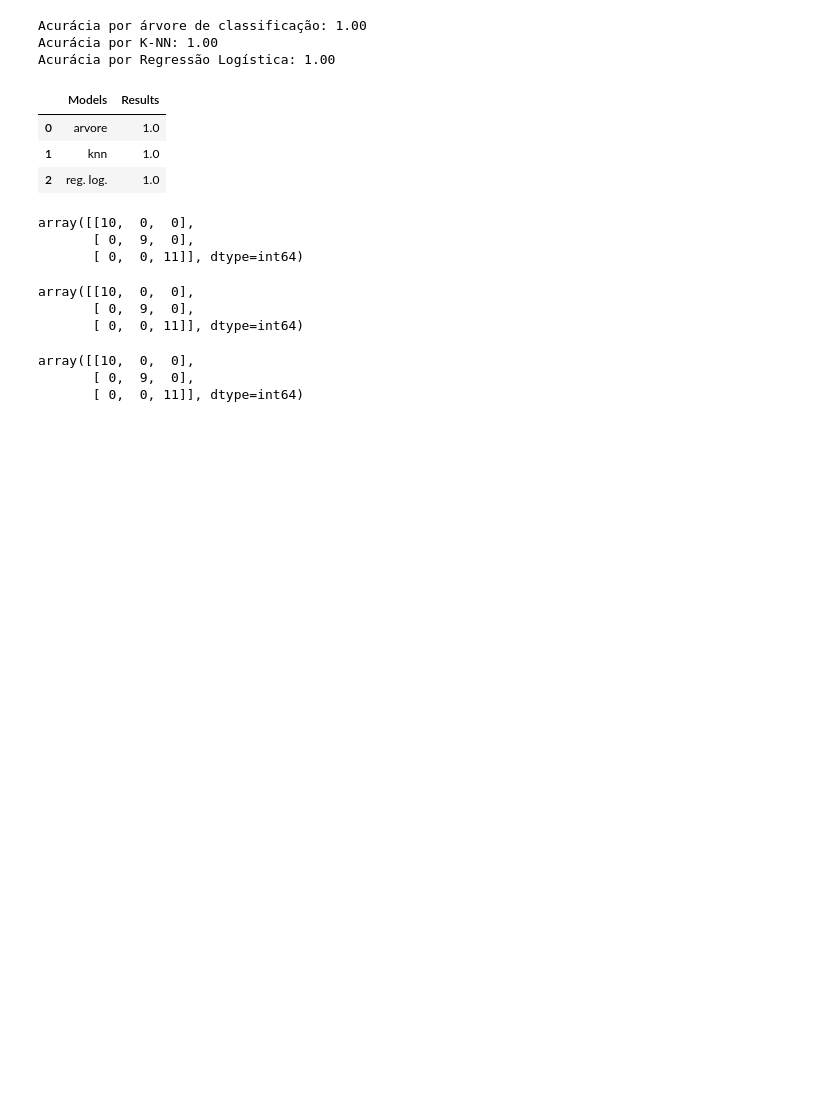
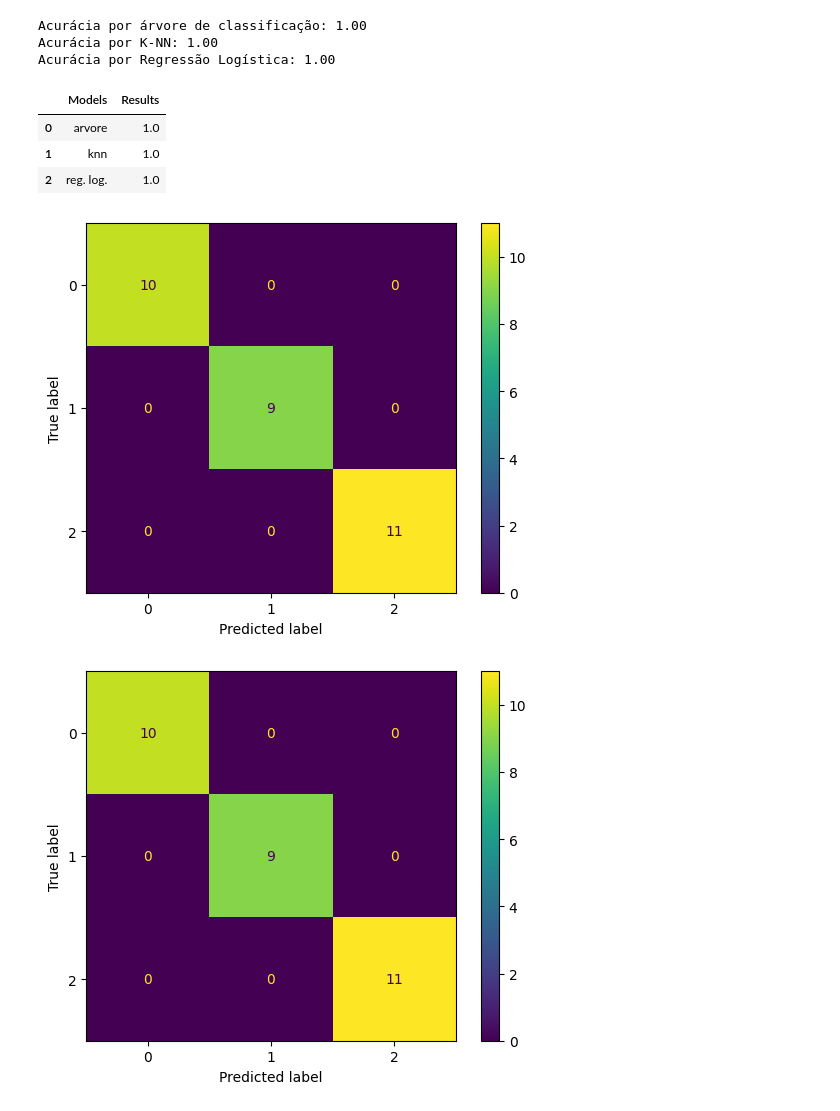
Before and after one commit to erivandosena/ml-example, a Jupyter notebook: AprendizagemMaquina-sample.ipynb, the cells around one changed output. Drawn from its saved outputs; the diff is of its cells as text; code cells hidden in the pictures; blank space fills up the shorter version.

```diff
--- a/AprendizagemMaquina-sample.ipynb
+++ b/AprendizagemMaquina-sample.ipynb
@@ -140,20 +133,19 @@ as_df
 | 2 | reg. log. | 1.0 |
 # %%
 # Evaluating the confusion matrix of the models to k-NN
-display(confusion_matrix(y_test, y_pred_knn))
+cm_knn = confusion_matrix(y_test, y_pred_knn)
+cm_display = ConfusionMatrixDisplay(cm_knn).plot()
+plt.show()
 
 # To logistic regression
-display(confusion_matrix(y_test, y_pred_rl))
+cm_rl = confusion_matrix(y_test, y_pred_rl)
+cm_display = ConfusionMatrixDisplay(cm_rl).plot()
+plt.show()
 
 # To tree classifier
-display(confusion_matrix(y_test, y_pred_ac))
+cm_ac = confusion_matrix(y_test, y_pred_ac)
+cm_display = ConfusionMatrixDisplay(cm_ac).plot()
+plt.show()
 # %% [output]
-array([[10,  0,  0],
-       [ 0,  9,  0],
-       [ 0,  0, 11]], dtype=int64)
-array([[10,  0,  0],
-       [ 0,  9,  0],
-       [ 0,  0, 11]], dtype=int64)
-array([[10,  0,  0],
-       [ 0,  9,  0],
-       [ 0,  0, 11]], dtype=int64)
+[figure, added]
+[figure, added]
```
Also changed, not shown: parts of 7 cells of this notebook.
